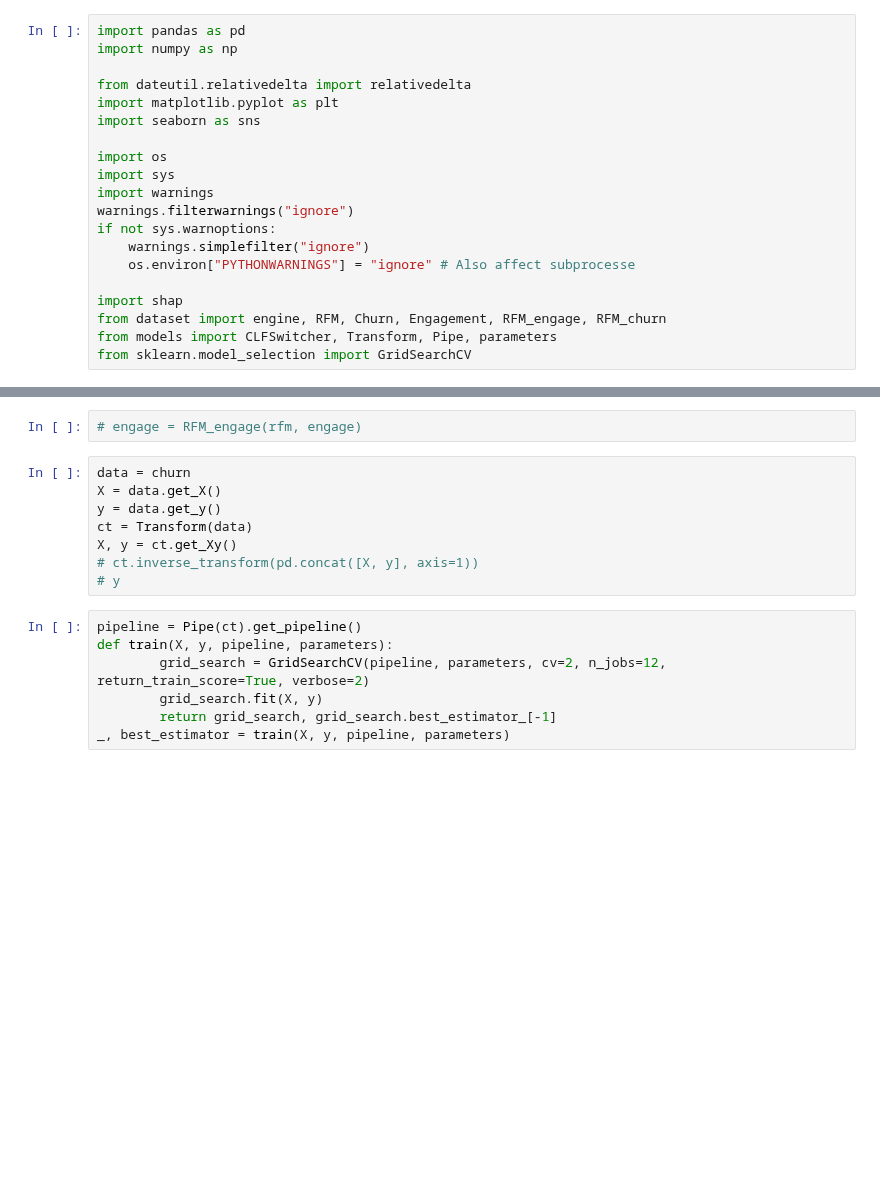
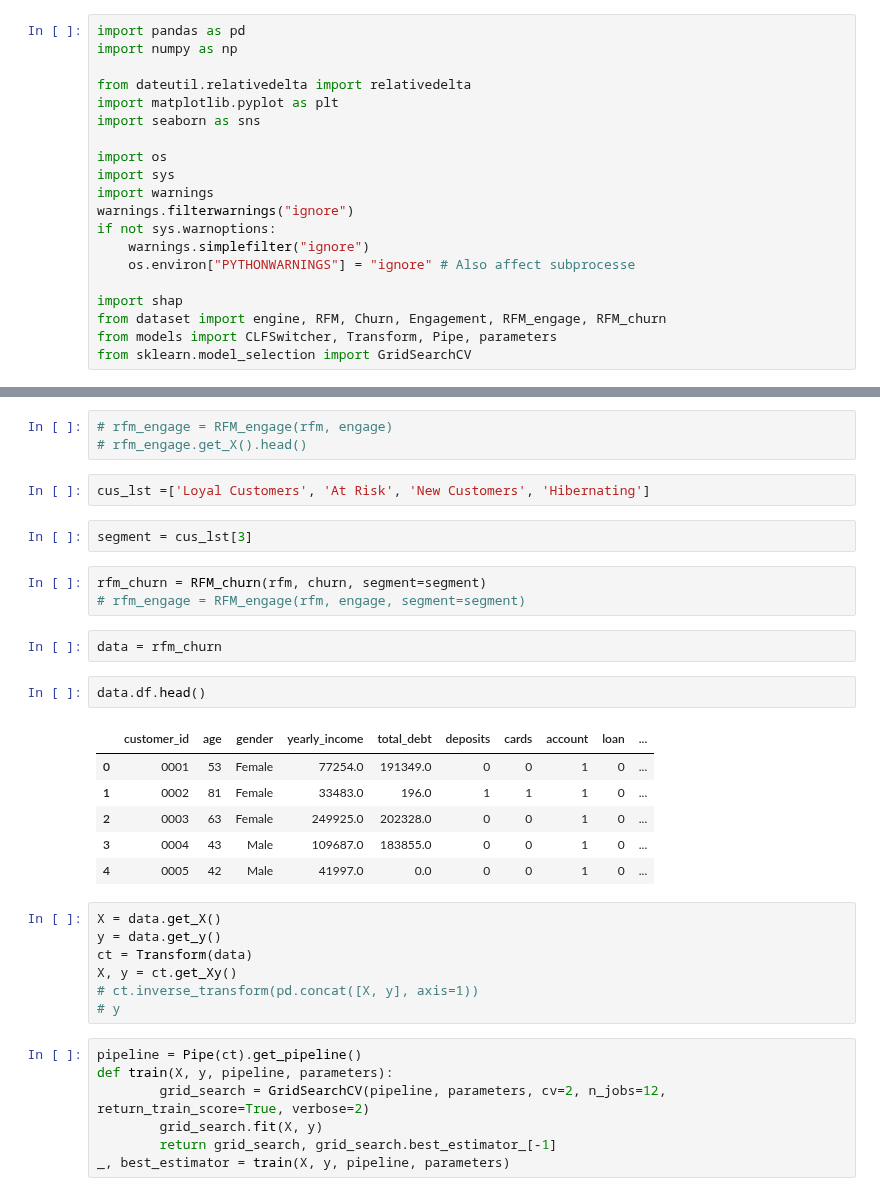
Before and after one commit to ChinSekYi/OpenAYEye, a Jupyter notebook: server/src/test.ipynb, the cells around one changed output, grey strips where cells are left out. Saved outputs shown, nothing was run; the diff lists cells and outputs as text; blank space fills up the shorter version.

```diff
--- a/server/src/test.ipynb
+++ b/server/src/test.ipynb
@@ -30,7 +28,25 @@ churn = RFM_churn(rfm, churn)
 # %%
-# engage = RFM_engage(rfm, engage)
+# rfm_engage = RFM_engage(rfm, engage)
+# rfm_engage.get_X().head()
+# %%
+cus_lst =['Loyal Customers', 'At Risk', 'New Customers', 'Hibernating']
+# %%
+segment = cus_lst[3]
+# %%
+rfm_churn = RFM_churn(rfm, churn, segment=segment)
+# rfm_engage = RFM_engage(rfm, engage, segment=segment)
+# %%
+data = rfm_churn
+# %%
+data.df.head()
+# %% [output]
+|  | customer_id | age | gender | yearly_income | total_debt | deposits | cards | account | loan | ... |
+| 0 | 0001 | 53 | Female | 77254.0 | 191349.0 | 0 | 0 | 1 | 0 | ... |
+| 1 | 0002 | 81 | Female | 33483.0 | 196.0 | 1 | 1 | 1 | 0 | ... |
+| 2 | 0003 | 63 | Female | 249925.0 | 202328.0 | 0 | 0 | 1 | 0 | ... |
+| 3 | 0004 | 43 | Male | 109687.0 | 183855.0 | 0 | 0 | 1 | 0 | ... |
+| 4 | 0005 | 42 | Male | 41997.0 | 0.0 | 0 | 0 | 1 | 0 | ... |
 # %%
-data = churn
 X = data.get_X()
 y = data.get_y()
 ct = Transform(data)
```
Also changed, not shown: parts of 12 cells of this notebook.
